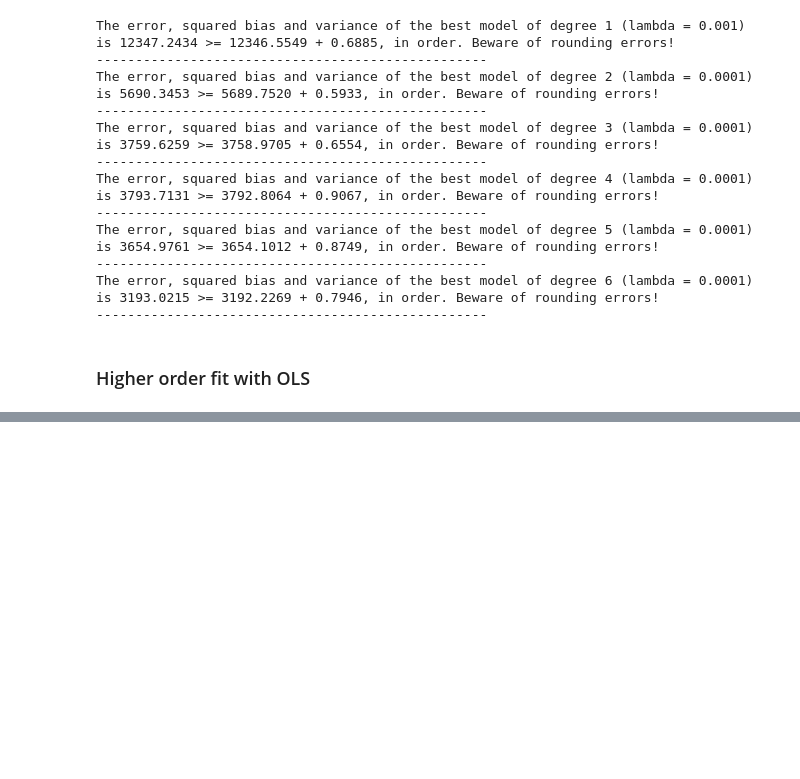
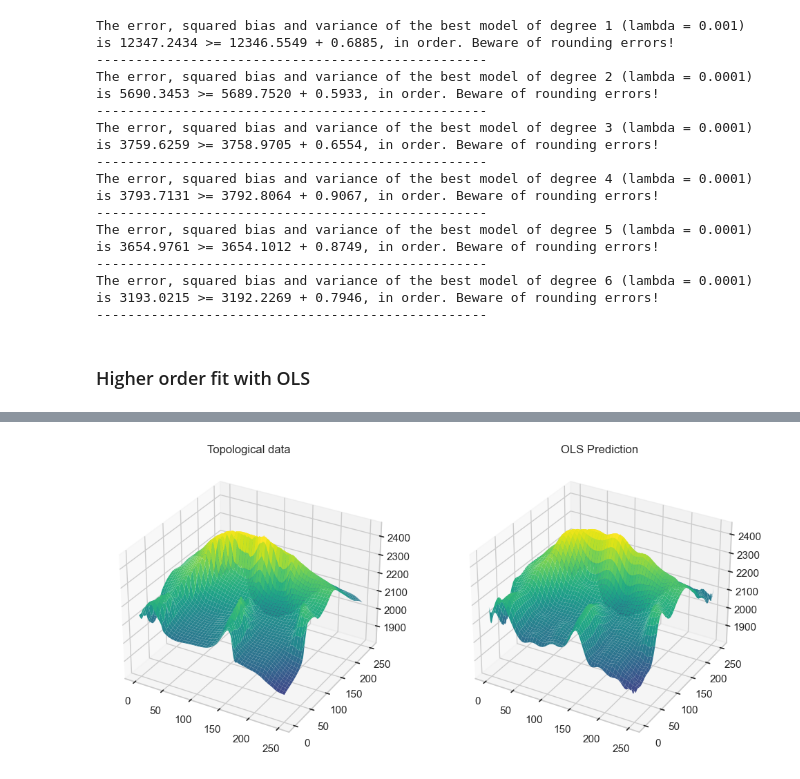
Before and after one commit to MariaFlyAway/Project1_FYS_STK, a Jupyter notebook: Topological_dataset/Fitting_topological_data.ipynb, the cells around one changed output, grey strips where cells are left out. Drawn from its saved outputs; the diff is of its cells as text; code cells hidden in the pictures; blank space fills up the shorter version.

```diff
--- a/Topological_dataset/Fitting_topological_data.ipynb
+++ b/Topological_dataset/Fitting_topological_data.ipynb
@@ -491,0 +498,24 @@ plt.show()
+# %%
+z_total = pipeline.predict(X)
+
+x_plot = x.reshape((n,n))
+y_plot = y.reshape((n,n))
+z_plot = z_total.reshape((n,n))
+
+z_orig_plot = z.reshape((n,n))
+# %%
+fig = plt.figure(figsize=(12, 6))
+
+# Plotting the datapoints
+ax = fig.add_subplot(121, projection='3d')
+ax.plot_surface(x_plot, y_plot, z_orig_plot, cmap='viridis', edgecolor='none')
+ax.set_title('Topological data')
+
+# Plot the polynomial regression prediction (ideally a plane)
+ax = fig.add_subplot(122, projection='3d')
+ax.plot_surface(x_plot, y_plot, z_plot, cmap='viridis', edgecolor='none')
+ax.set_title('OLS Prediction')
+
+plt.show()
+# %% [output]
+[figure, added]
```
Also changed, not shown: parts of 5 cells of this notebook, 1 other file.
